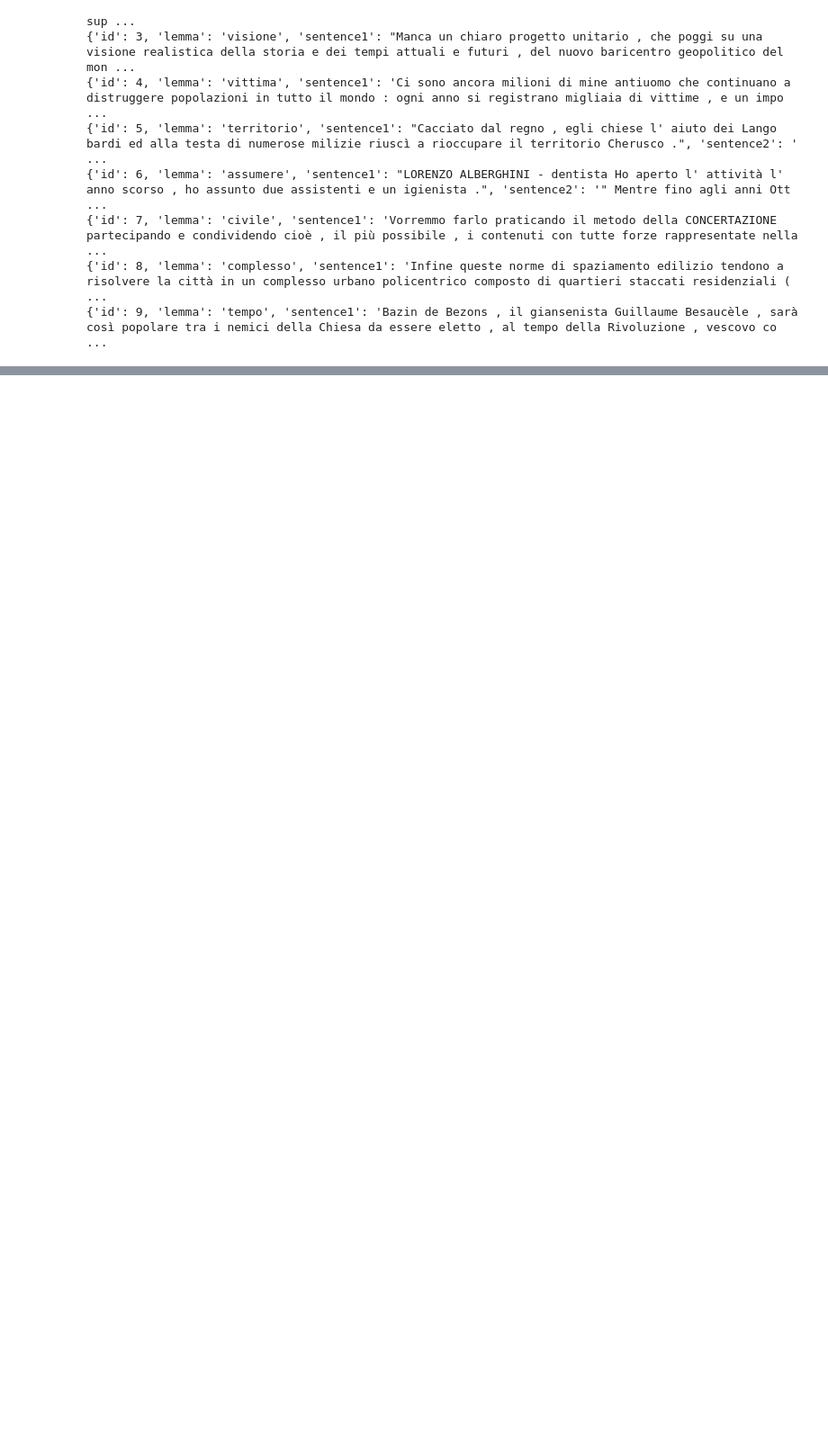
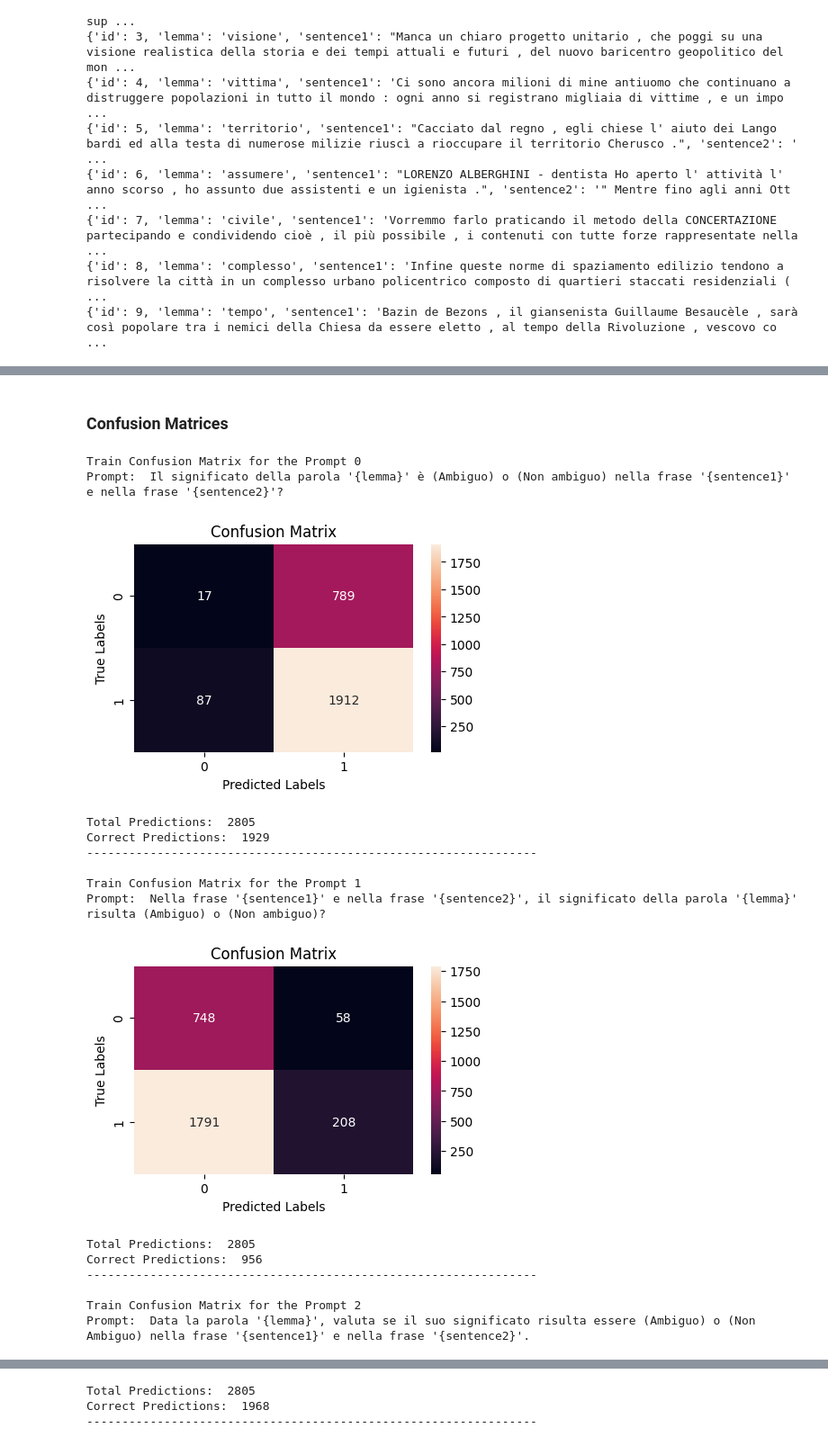
Before and after one commit to clara0goncalves/NLP_Sapienza, a Jupyter notebook: Task_4/script.ipynb, the cells around one changed output, grey strips where cells are left out. Shown: that part at 90% size. Cells and saved outputs as stored; diff of their text form; code cells hidden in the pictures; blank space fills up the shorter version.

```diff
--- a/Task_4/script.ipynb
+++ b/Task_4/script.ipynb
@@ -126,3 +224,0 @@ read_lines_jsonl("prompts.jsonl", num_lines = 3)
-# %%
-device = "cuda" if torch.cuda.is_available() else "cpu"
-device
@@ -131,4 +225,4 @@ device
 # %%
-model_id = "MoritzLaurer/mDeBERTa-v3-base-xnli-multilingual-nli-2mil7"
-tokenizer = AutoTokenizer.from_pretrained(model_id)
-model = AutoModelForSequenceClassification.from_pretrained(model_id).to(device)
+model_name = "MoritzLaurer/mDeBERTa-v3-base-xnli-multilingual-nli-2mil7"
+tokenizer_mDeBERTa = AutoTokenizer.from_pretrained(model_name)
+model_mDeBERTa = AutoModelForSequenceClassification.from_pretrained(model_name).to(device)
@@ -206,14 +229,12 @@ def visualize_metrics(accuracy, precision, recall, f1, cf_matrix):
 # %%
-train_results = []
-test_results = []
-dev_results = []
+train_results, test_results, dev_results = [], [], []
 
 for prompt in prompts:
-  formatted_prompt, y_true, y_pred = evaluate_prompt(prompt, "WiC-ITA_train.jsonl")
-  train_results.append([formatted_prompt, y_true, y_pred])
+  formatted_prompt, y_true, y_pred, score = evaluate_prompt(tokenizer_mDeBERTa, model_mDeBERTa, prompt, "WiC-ITA_train.jsonl")
+  train_results.append([formatted_prompt, y_true, y_pred, score])
 
-  formatted_prompt, y_true, y_pred = evaluate_prompt(prompt, "WiC-ITA_test.jsonl")
-  test_results.append([formatted_prompt, y_true, y_pred])
+  formatted_prompt, y_true, y_pred, score = evaluate_prompt(tokenizer_mDeBERTa, model_mDeBERTa,  prompt, "WiC-ITA_test.jsonl")
+  test_results.append([formatted_prompt, y_true, y_pred, score])
 
-  formatted_prompt, y_true, y_pred = evaluate_prompt(prompt, "WiC-ITA_dev.jsonl")
-  dev_results.append([formatted_prompt, y_true, y_pred])
+  formatted_prompt, y_true, y_pred, score = evaluate_prompt(tokenizer_mDeBERTa, model_mDeBERTa, prompt, "WiC-ITA_dev.jsonl")
+  dev_results.append([formatted_prompt, y_true, y_pred, score])
@@ -219,0 +261,34 @@ for prompt in prompts:
+# %%
+train_metrics, test_metrics, dev_metrics = [], [], []
+
+for prompt in range(len(prompts)):
+  accuracy, precision, recall, f1, cf_matrix = compute_metrics(train_results[prompt][1], train_results[prompt][2])
+  train_metrics.append([accuracy, precision, recall, f1, cf_matrix])
+
+  accuracy, precision, recall, f1, cf_matrix = compute_metrics(test_results[prompt][1], test_results[prompt][2])
+  test_metrics.append([accuracy, precision, recall, f1, cf_matrix])
+
+  accuracy, precision, recall, f1, cf_matrix = compute_metrics(dev_results[prompt][1], dev_results[prompt][2])
+  dev_metrics.append([accuracy, precision, recall, f1, cf_matrix])
+# %% [markdown]
+### Confusion Matrices
+# %%
+# Train Confusion Matrix for each prompt
+print_confusion_matrix(train_metrics, "Train")
+# %% [output]
+Train Confusion Matrix for the Prompt 0
+Prompt:  Il significato della parola '{lemma}' è (Ambiguo) o (Non ambiguo) nella frase '{sentence1}' e nella frase '{sentence2}'?
+[figure, added]
+Total Predictions:  2805
+Correct Predictions:  1929
+----------------------------------------------------------------
+
+Train Confusion Matrix for the Prompt 1
+Prompt:  Nella frase '{sentence1}' e nella frase '{sentence2}', il significato della parola '{lemma}' risulta (Ambiguo) o (Non ambiguo)?
+[figure, added]
+Total Predictions:  2805
+Correct Predictions:  956
+----------------------------------------------------------------
+
+Train Confusion Matrix for the Prompt 2
+Prompt:  Data la parola '{lemma}', valuta se il suo significato risulta essere (Ambiguo) o (Non Ambiguo) nella frase '{sentence1}' e nella frase '{sentence2}'.
@@ -219,0 +296,3 @@ for prompt in prompts:
+Total Predictions:  2805
+Correct Predictions:  1968
+----------------------------------------------------------------
```
Also changed, not shown: parts of 36 cells of this notebook.
